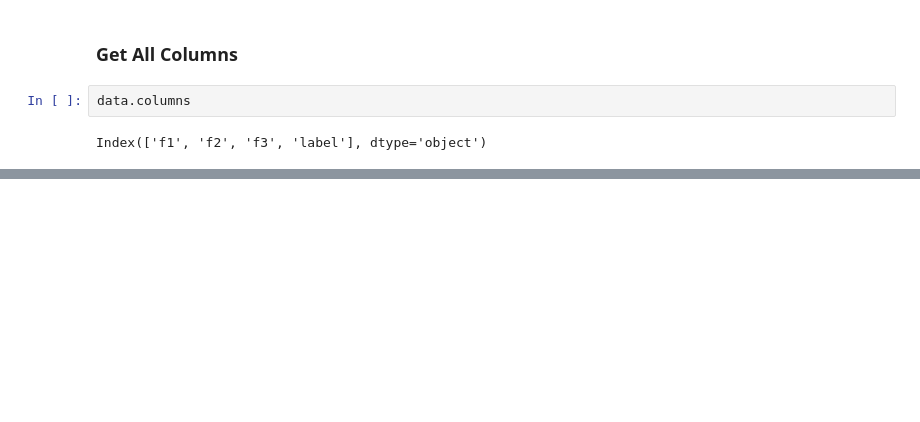
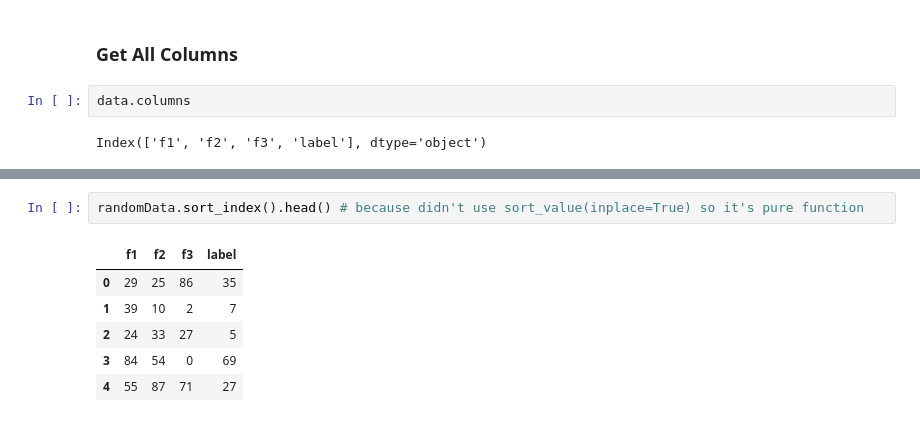
Before and after one commit to exitudio/research-ai, a Jupyter notebook: pandas.ipynb, the cells around one changed output, grey strips where cells are left out. Cells and saved outputs as stored; diff of their text form; blank space fills up the shorter version.

```diff
--- a/pandas.ipynb
+++ b/pandas.ipynb
@@ -124,0 +165,9 @@ Index(['f1', 'f2', 'f3', 'label'], dtype='object')
+# %%
+randomData.sort_index().head() # because didn't use sort_value(inplace=True) so it's pure function
+# %% [output]
+|  | f1 | f2 | f3 | label |
+| 0 | 29 | 25 | 86 | 35 |
+| 1 | 39 | 10 | 2 | 7 |
+| 2 | 24 | 33 | 27 | 5 |
+| 3 | 84 | 54 | 0 | 69 |
+| 4 | 55 | 87 | 71 | 27 |
```
Also changed, not shown: parts of 32 cells of this notebook, 4 other files.
